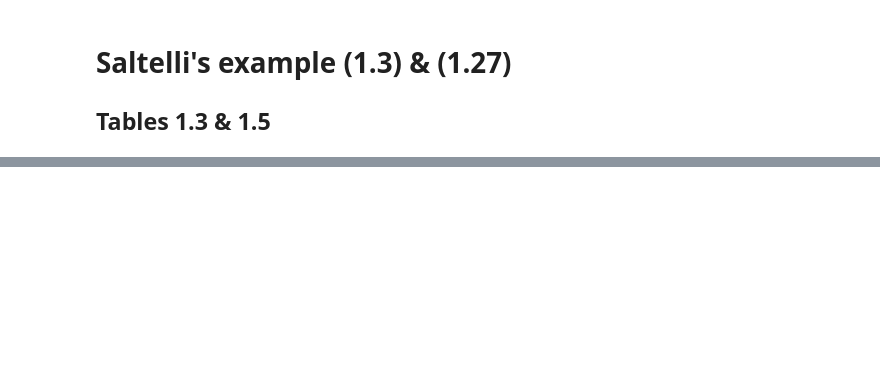
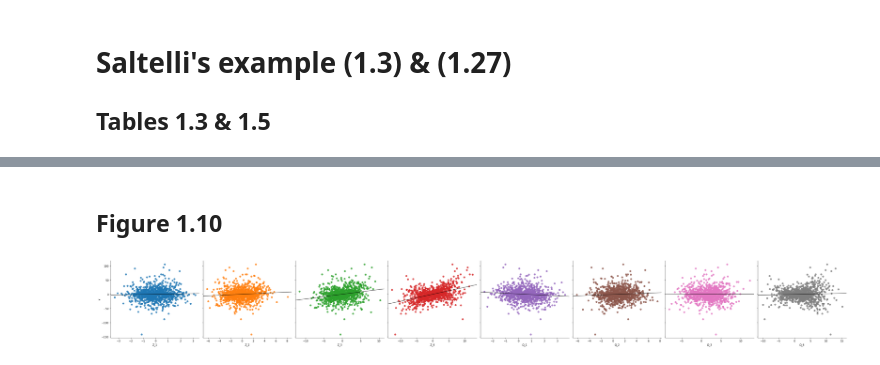
Before and after one commit to janmedlock/sensitivity_analysis, a Jupyter notebook: trivial_examples.ipynb, the cells around one changed output, grey strips where cells are left out. Saved outputs shown, nothing was run; the diff lists cells and outputs as text; code cells hidden in the pictures; blank space fills up the shorter version.

```diff
--- a/trivial_examples.ipynb
+++ b/trivial_examples.ipynb
@@ -134,0 +110,8 @@ display_with_sums(table)
+# %% [markdown]
+## Figure 1.10
+# %%
+fg = sensitivity_analysis.scatterplots(model_full,
+                                       parameters_full,
+                                       n_samples=1000)
+# %% [output]
+[figure, added]
```
Also changed, not shown: parts of 5 cells of this notebook.
